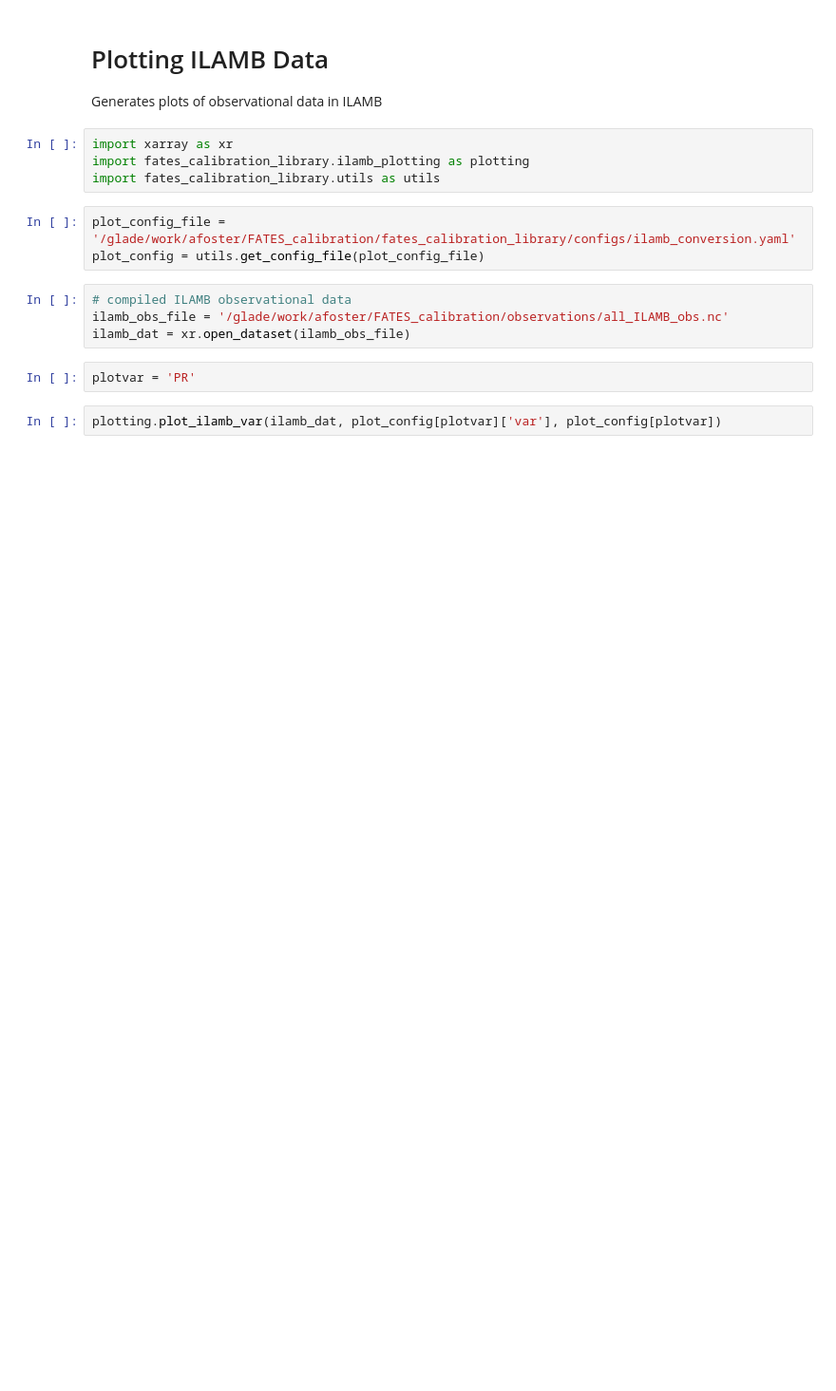
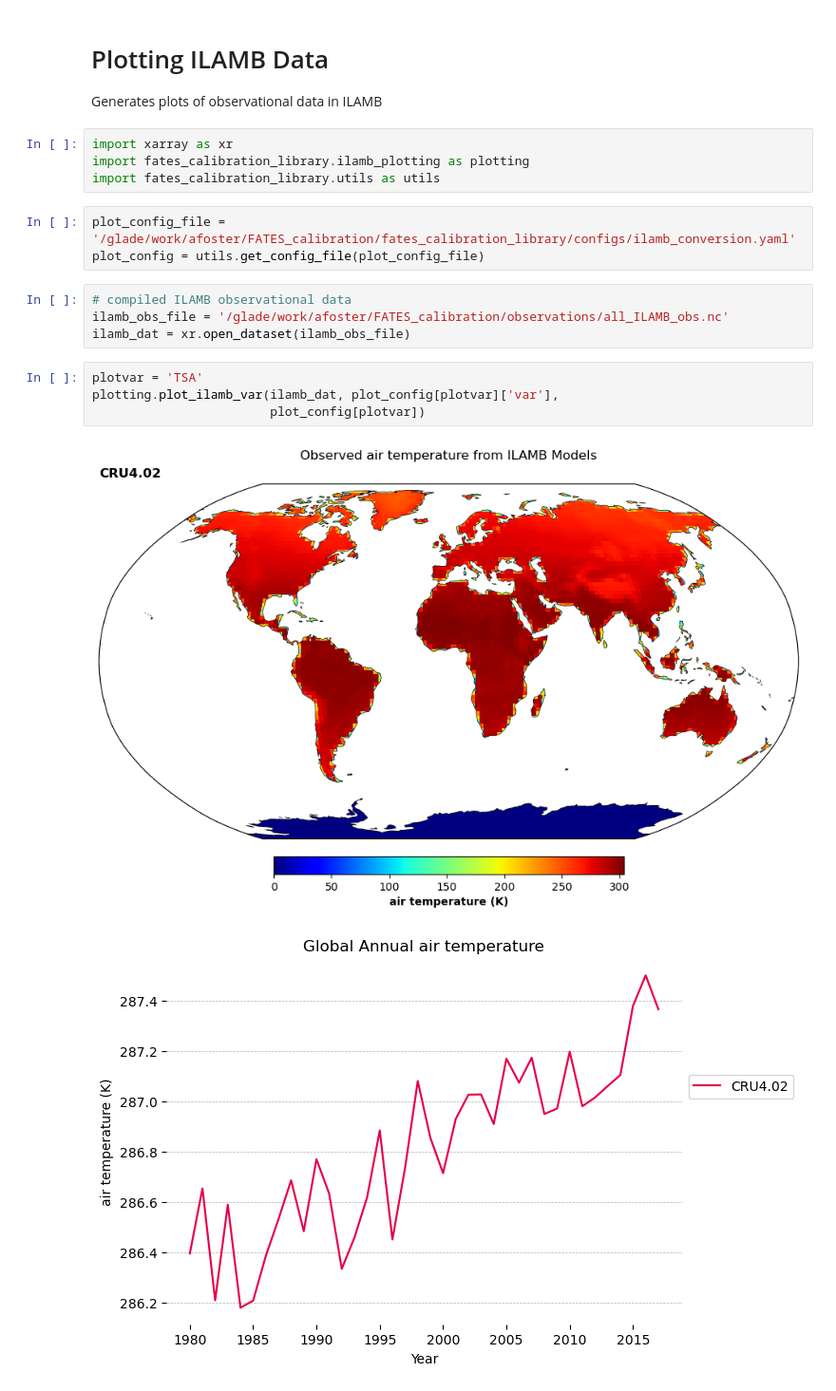
Before and after one commit to adrifoster/fates_calibration_library, a Jupyter notebook: notebooks/PlotILAMBObservations.ipynb, the cells around one changed output. Shown at 95% size. Drawn from its saved outputs; the diff is of its cells as text; blank space fills up the shorter version.

```diff
--- a/notebooks/PlotILAMBObservations.ipynb
+++ b/notebooks/PlotILAMBObservations.ipynb
@@ -12,7 +12,10 @@ plot_config = utils.get_config_file(plot_config_file)
 # compiled ILAMB observational data
 ilamb_obs_file = '/glade/work/afoster/FATES_calibration/observations/all_ILAMB_obs.nc'
 ilamb_dat = xr.open_dataset(ilamb_obs_file)
-# %%
-plotvar = 'PR'
 # %%
-plotting.plot_ilamb_var(ilamb_dat, plot_config[plotvar]['var'], plot_config[plotvar])
+plotvar = 'TSA'
+plotting.plot_ilamb_var(ilamb_dat, plot_config[plotvar]['var'],
+                        plot_config[plotvar])
+# %% [output]
+[figure, added]
+[figure, added]
```
Also changed, not shown: parts of 1 cell of this notebook, 15 other files.
